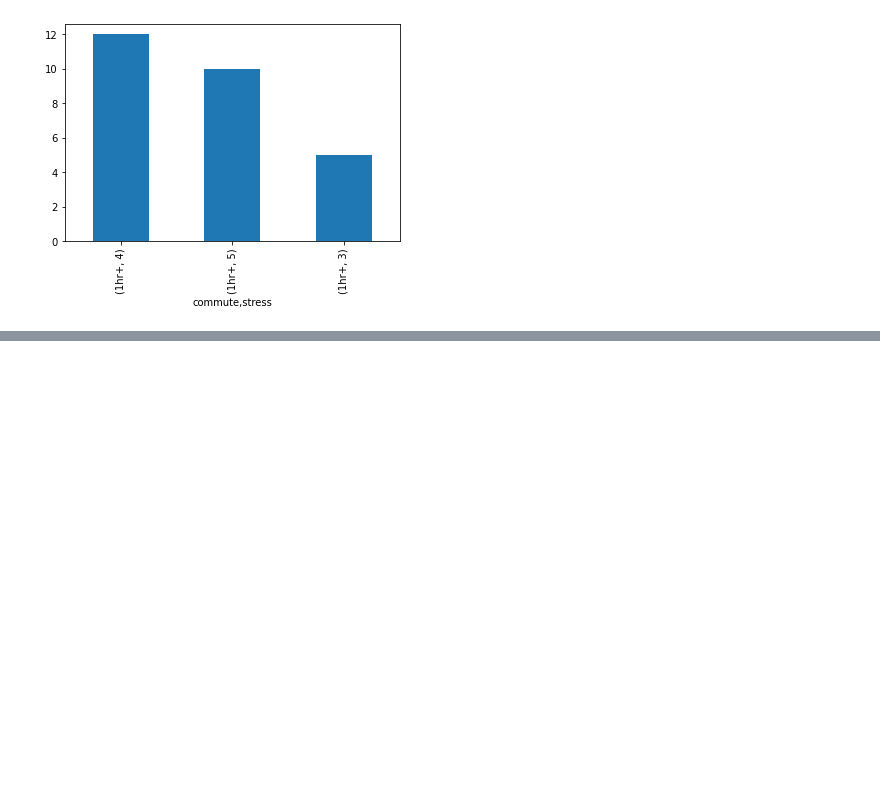
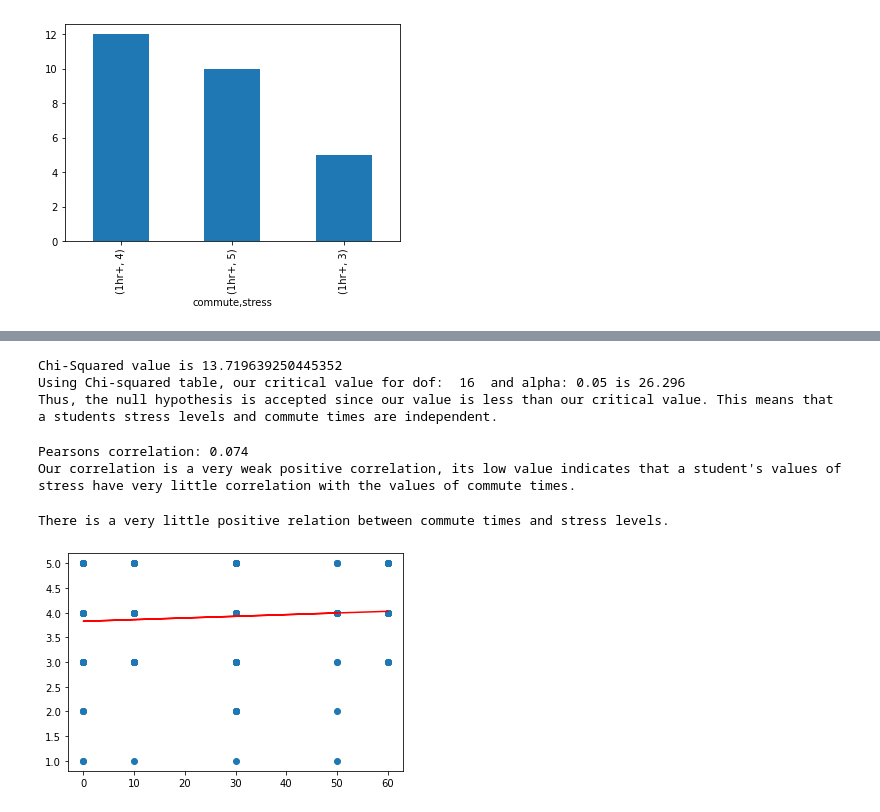
Before and after one commit to EugeneBaldonado/CS105Lab5-6, a Jupyter notebook: Lab5-6.ipynb, the cells around one changed output, grey strips where cells are left out. Saved outputs shown, nothing was run; the diff lists cells and outputs as text; code cells hidden in the pictures; blank space fills up the shorter version.

```diff
--- a/Lab5-6.ipynb
+++ b/Lab5-6.ipynb
@@ -91,0 +59,62 @@ chi2_contingency(test_freq_table)
+# %%
+# we have to filter out the two rows: commute and stress levels and assign numerical values to the commute time instead of ranges
+# Chi Squared Test: We want to know the correlation between commute time and stress level. We will be using 0.05 as our p value
+
+#Our null hypothesis is that commute times and stress levels are dependent (commute times influence a student's stress levels).
+#Our alternative hypotheses is that commute times and stress levels are indepedent to each other (commute times do not influence a student's stress levels).
+
+# sample_data = df.loc[df['commute']]
+# sample_data
+
+import numpy as np
+from scipy.stats import chi2_contingency # for chi-squared test
+
+df['commute'].replace("1hr+", 60, inplace = True)
+df['commute'].replace("1min - 20min", 10, inplace = True)
+df['commute'].replace("21min - 40min", 30, inplace = True)
+df['commute'].replace("41min - 1hr", 50, inplace = True)
+df['commute'].replace("Live on Campus", 0, inplace = True)
+
+sample_data = df[['commute' , 'stress']]
+frequency_table = pd.crosstab(sample_data['stress'], sample_data['commute'])
+c, p, dof, arr = chi2_contingency(frequency_table)
+
+print("Chi-Squared value is", c)
+print("Using Chi-squared table, our critical value for dof: ", dof, " and alpha: 0.05 is 26.296")
+print("Thus, the null hypothesis is accepted since our value is less than our critical value. This means that a students stress levels and commute times are independent. ")
+# %% [output]
+Chi-Squared value is 13.719639250445352
+Using Chi-squared table, our critical value for dof:  16  and alpha: 0.05 is 26.296
+Thus, the null hypothesis is accepted since our value is less than our critical value. This means that a students stress levels and commute times are independent.
+# %%
+#Our hypothesis is that there is a strong correlation for commute times and stress levels, there is a relationship that is displayed by a students' commute times and stress levels.
+#Test with Pearson's correlation test
+
+from scipy.stats import pearsonr
+corr, _ = pearsonr(df['commute'], df['stress'])
+df['commute']
+df['stress']
+
+print('Pearsons correlation: %.3f' % corr)
+print("Our correlation is a very weak positive correlation, its low value indicates that a student's values of stress have very little correlation with the values of commute times.")
+# %% [output]
+Pearsons correlation: 0.074
+Our correlation is a very weak positive correlation, its low value indicates that a student's values of stress have very little correlation with the values of commute times.
+# %%
+#Our hypothesis is that a student's stress levels will be positively correlated with a student's commute time, as longer commute times will yield higher stress levels.
+#Test with linear regression line.
+import matplotlib.pyplot as plt
+from sklearn.linear_model import LinearRegression
+
+X = df.iloc[:,0].values.reshape(-1,1)
+Y = df.iloc[:,1].values.reshape(-1,1)
+linear_regressor = LinearRegression()
+linear_regressor.fit(X,Y)
+Y_pred = linear_regressor.predict(X)
+plt.scatter(X,Y)
+plt.plot(X,Y_pred, color = 'red')
+plt.show
+print("There is a very little positive relation between commute times and stress levels.")
+# %% [output]
+There is a very little positive relation between commute times and stress levels.
+[figure, added]
```
Also changed, not shown: parts of 4 cells of this notebook.
